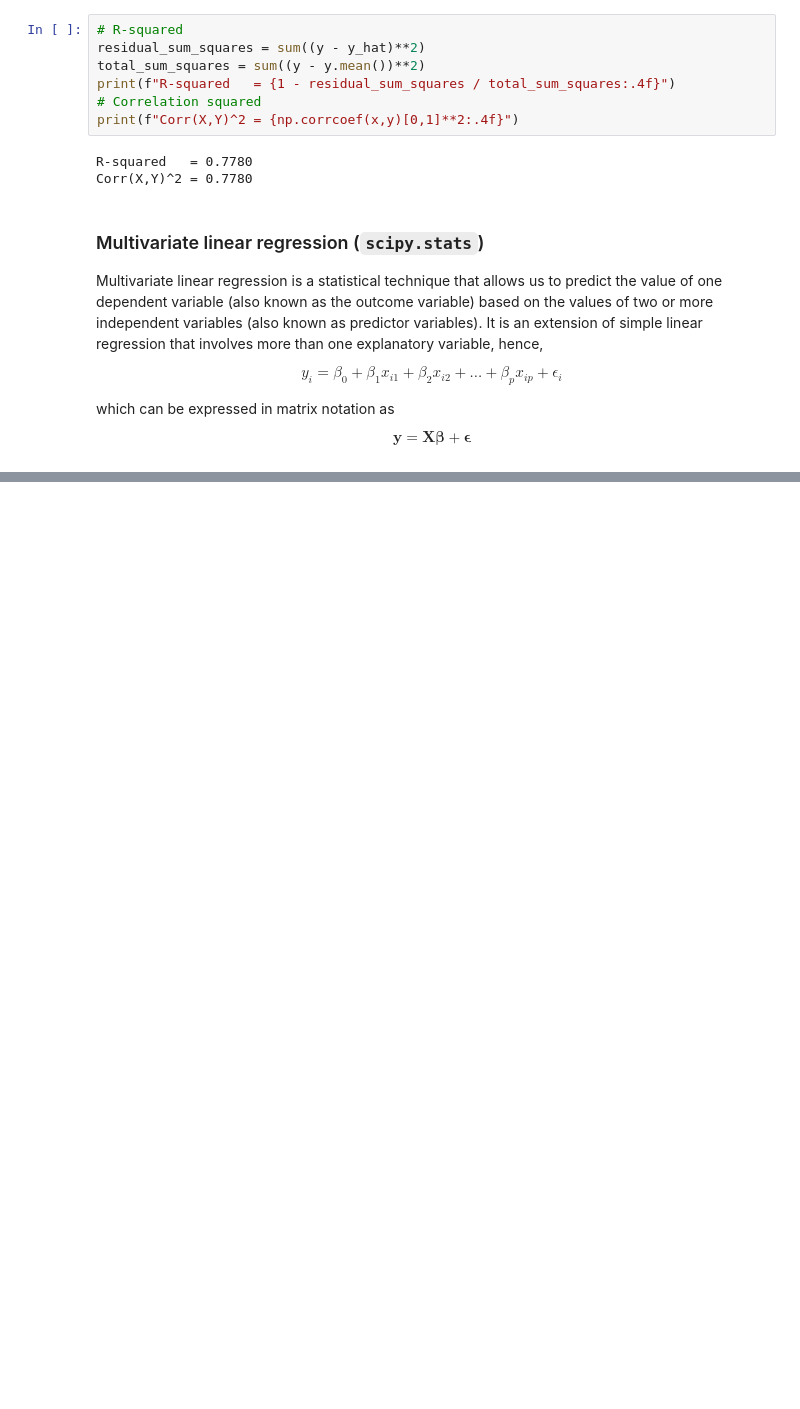
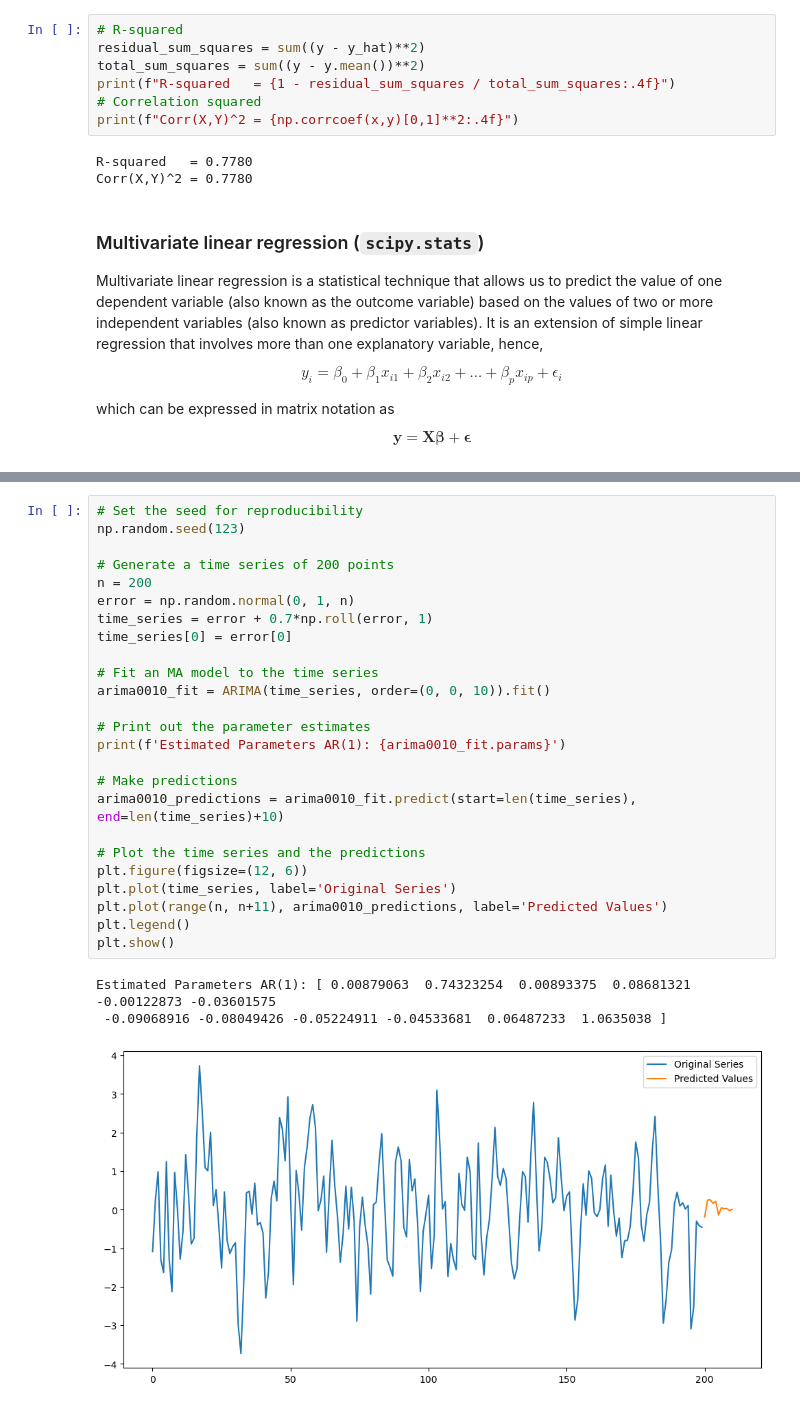
Before and after one commit to iwh-halle/FinancialDataAnalytics, a Jupyter notebook: slides_pt3.ipynb, the cells around one changed output, grey strips where cells are left out. Saved outputs shown, nothing was run; the diff lists cells and outputs as text; blank space fills up the shorter version.

```diff
--- a/slides_pt3.ipynb
+++ b/slides_pt3.ipynb
@@ -188,0 +252,29 @@ Notes:
+# %%
+# Set the seed for reproducibility
+np.random.seed(123)
+
+# Generate a time series of 200 points
+n = 200
+error = np.random.normal(0, 1, n)
+time_series = error + 0.7*np.roll(error, 1)
+time_series[0] = error[0]
+
+# Fit an MA model to the time series
+arima0010_fit = ARIMA(time_series, order=(0, 0, 10)).fit()
+
+# Print out the parameter estimates
+print(f'Estimated Parameters AR(1): {arima0010_fit.params}')
+
+# Make predictions
+arima0010_predictions = arima0010_fit.predict(start=len(time_series), end=len(time_series)+10)
+
+# Plot the time series and the predictions
+plt.figure(figsize=(12, 6))
+plt.plot(time_series, label='Original Series')
+plt.plot(range(n, n+11), arima0010_predictions, label='Predicted Values')
+plt.legend()
+plt.show()
+# %% [output]
+Estimated Parameters AR(1): [ 0.00879063  0.74323254  0.00893375  0.08681321 -0.00122873 -0.03601575
+ -0.09068916 -0.08049426 -0.05224911 -0.04533681  0.06487233  1.0635038 ]
+[figure, added]
```
Also changed, not shown: parts of 17 cells of this notebook.
